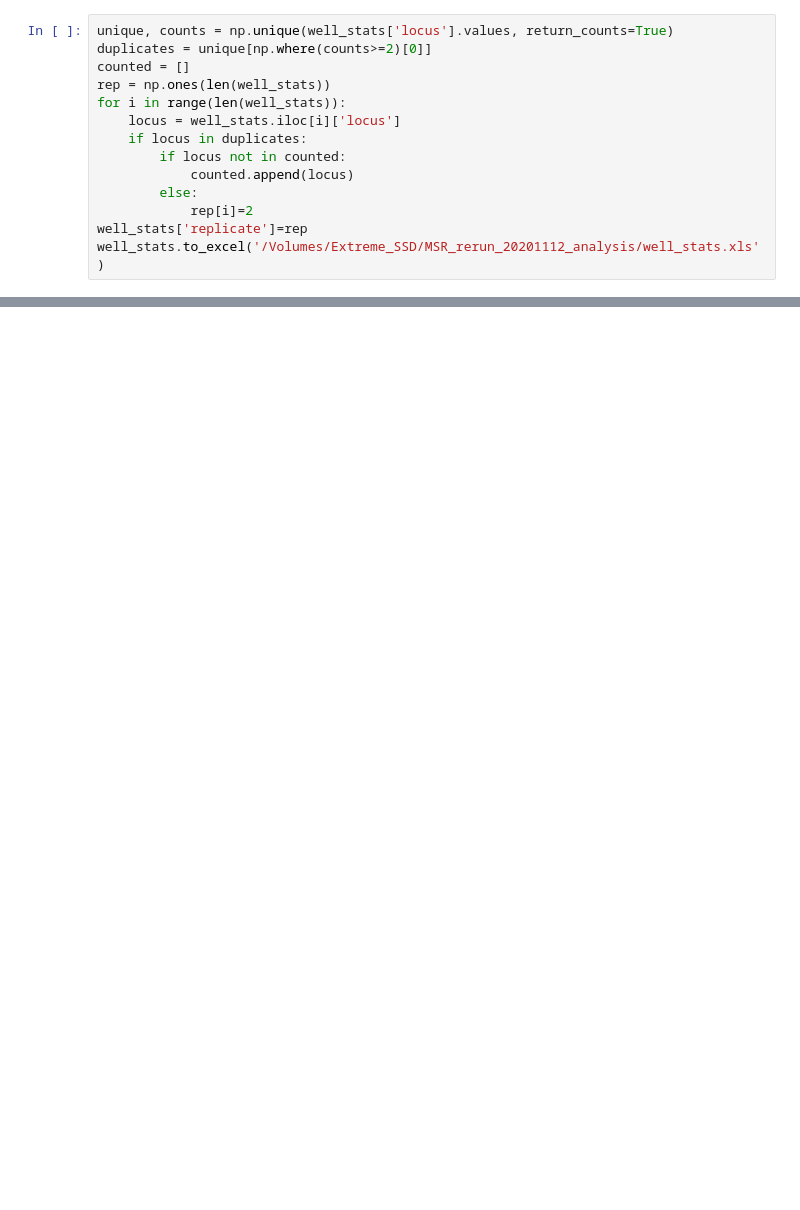
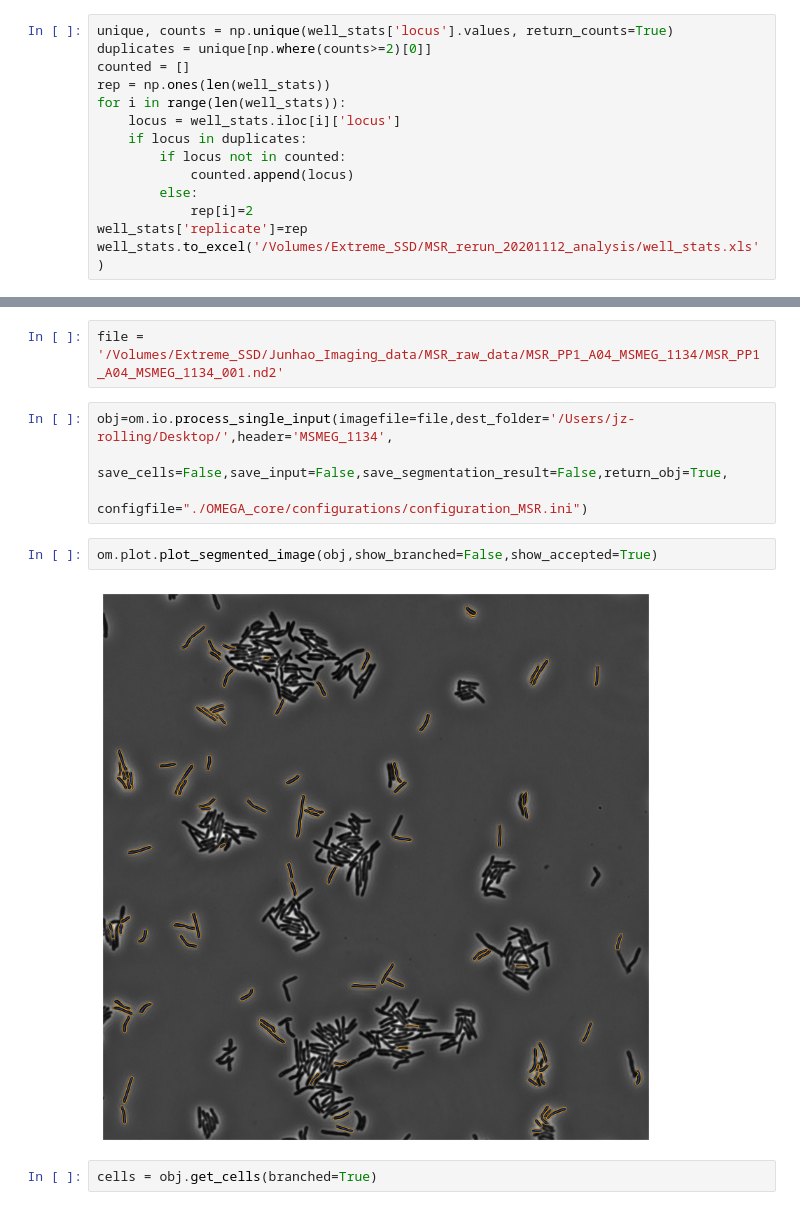
Before and after one commit to jzrolling/OMEGA, a Jupyter notebook: Notebooks/0. MSR_rerun.ipynb, the cells around one changed output, grey strips where cells are left out. Cells and saved outputs as stored; diff of their text form; blank space fills up the shorter version.

```diff
--- a/Notebooks/0. MSR_rerun.ipynb
+++ b/Notebooks/0. MSR_rerun.ipynb
@@ -303,0 +498,12 @@ NameError: name 'timeit' is not defined
+# %%
+file = '/Volumes/Extreme_SSD/Junhao_Imaging_data/MSR_raw_data/MSR_PP1_A04_MSMEG_1134/MSR_PP1_A04_MSMEG_1134_001.nd2'
+# %%
+obj=om.io.process_single_input(imagefile=file,dest_folder='/Users/jz-rolling/Desktop/',header='MSMEG_1134',
+                           save_cells=False,save_input=False,save_segmentation_result=False,return_obj=True,
+                           configfile="./OMEGA_core/configurations/configuration_MSR.ini")
+# %%
+om.plot.plot_segmented_image(obj,show_branched=False,show_accepted=True)
+# %% [output]
+[figure, added]
+# %%
+cells = obj.get_cells(branched=True)
```
Also changed, not shown: parts of 27 cells of this notebook, 29 other files.
